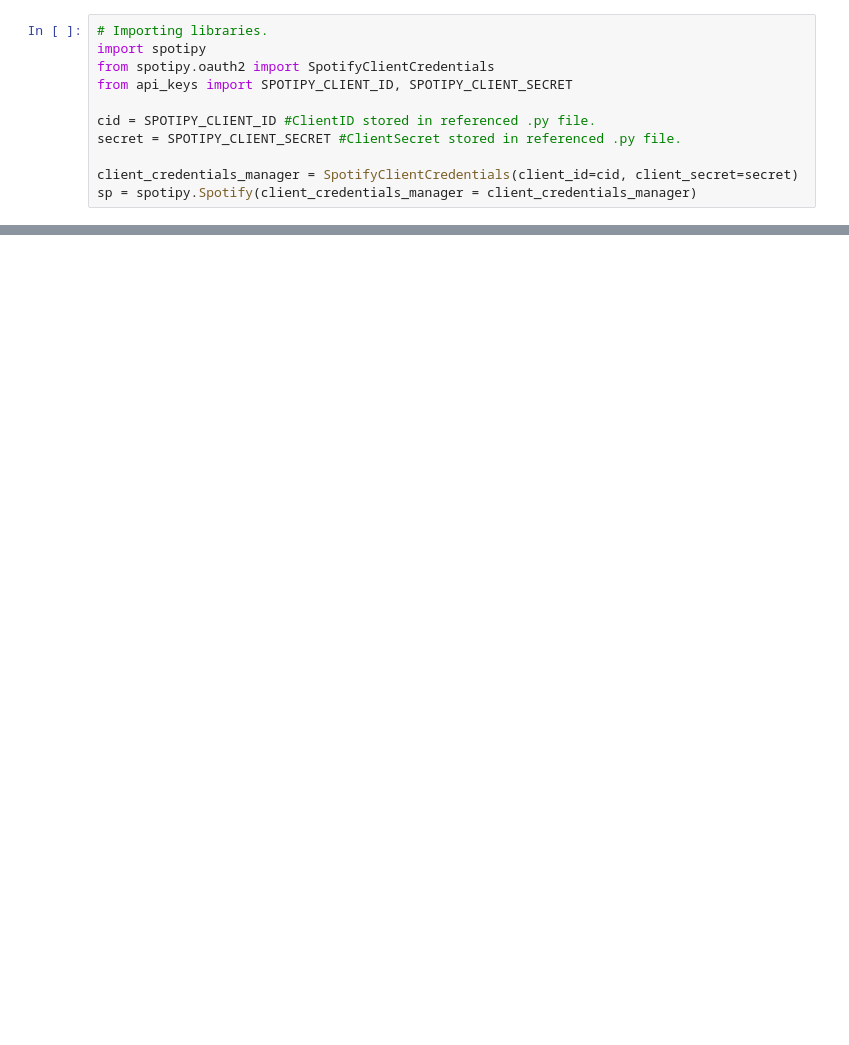
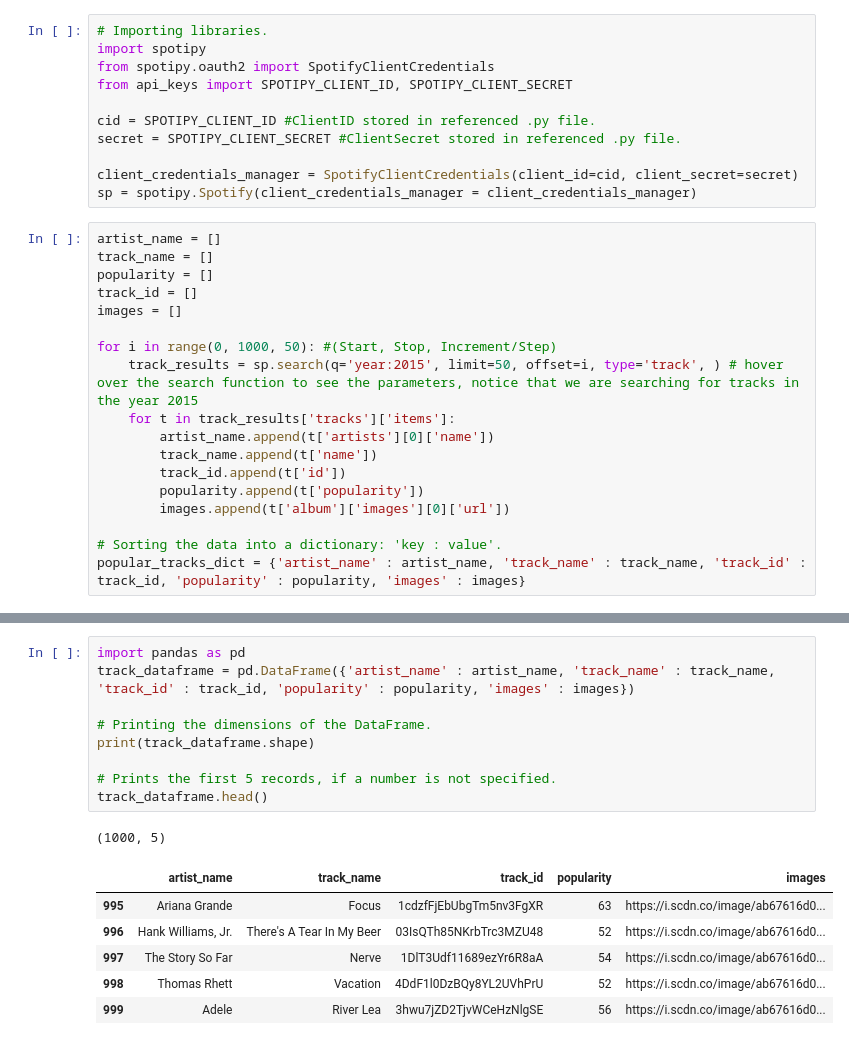
Before and after one commit to delecatessen/Python-101_Intro2DataScience, a Jupyter notebook: mynotebooksession10_Pt2.ipynb, the cells around one changed output, grey strips where cells are left out. Drawn from its saved outputs; the diff is of its cells as text; blank space fills up the shorter version.

```diff
--- a/mynotebooksession10_Pt2.ipynb
+++ b/mynotebooksession10_Pt2.ipynb
@@ -18,3 +19,21 @@ secret = SPOTIPY_CLIENT_SECRET #ClientSecret stored in referenced .py file.
 
 client_credentials_manager = SpotifyClientCredentials(client_id=cid, client_secret=secret)
 sp = spotipy.Spotify(client_credentials_manager = client_credentials_manager)
+# %%
+artist_name = []
+track_name = []
+popularity = []
+track_id = []
+images = []
+
+for i in range(0, 1000, 50): #(Start, Stop, Increment/Step)
+    track_results = sp.search(q='year:2015', limit=50, offset=i, type='track', ) # hover over the search function to see the parameters, notice that we are searching for tracks in the year 2015
+    for t in track_results['tracks']['items']:
+        artist_name.append(t['artists'][0]['name'])
+        track_name.append(t['name'])
+        track_id.append(t['id'])
+        popularity.append(t['popularity'])
+        images.append(t['album']['images'][0]['url'])
+
+# Sorting the data into a dictionary: 'key : value'.
+popular_tracks_dict = {'artist_name' : artist_name, 'track_name' : track_name, 'track_id' : track_id, 'popularity' : popularity, 'images' : images}
@@ -20,0 +46,17 @@ sp = spotipy.Spotify(client_credentials_manager = client_credentials_manager)
+# %%
+import pandas as pd
+track_dataframe = pd.DataFrame({'artist_name' : artist_name, 'track_name' : track_name, 'track_id' : track_id, 'popularity' : popularity, 'images' : images})
+
+# Printing the dimensions of the DataFrame.
+print(track_dataframe.shape)
+
+# Prints the first 5 records, if a number is not specified.
+track_dataframe.head()
+# %% [output]
+(1000, 5)
+|  | artist_name | track_name | track_id | popularity | images |
+| 995 | Ariana Grande | Focus | 1cdzfFjEbUbgTm5nv3FgXR | 63 | https://i.scdn.co/image/ab67616d0... |
+| 996 | Hank Williams, Jr. | There's A Tear In My Beer | 03IsQTh85NKrbTrc3MZU48 | 52 | https://i.scdn.co/image/ab67616d0... |
+| 997 | The Story So Far | Nerve | 1DlT3Udf11689ezYr6R8aA | 54 | https://i.scdn.co/image/ab67616d0... |
+| 998 | Thomas Rhett | Vacation | 4DdF1l0DzBQy8YL2UVhPrU | 52 | https://i.scdn.co/image/ab67616d0... |
+| 999 | Adele | River Lea | 3hwu7jZD2TjvWCeHzNlgSE | 56 | https://i.scdn.co/image/ab67616d0... |
```
Also changed, not shown: parts of 4 cells of this notebook.
